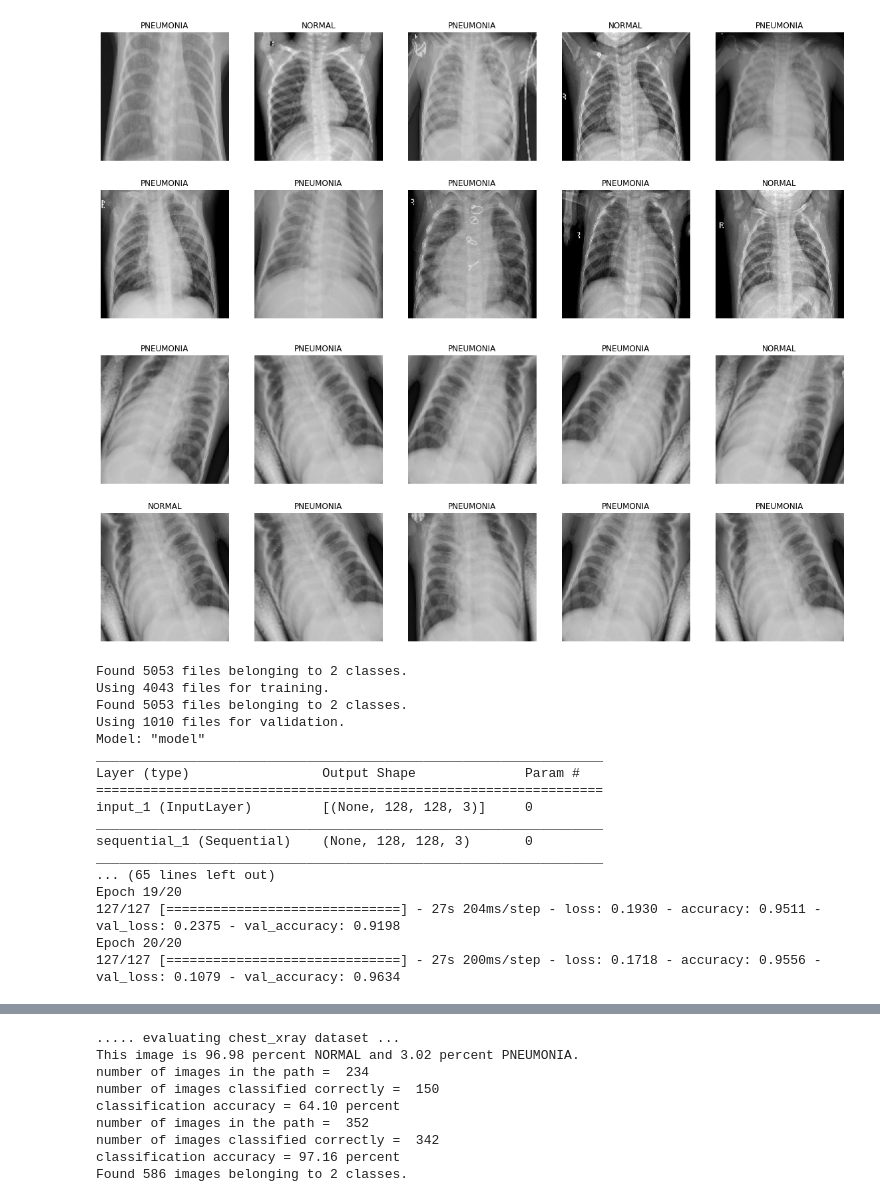
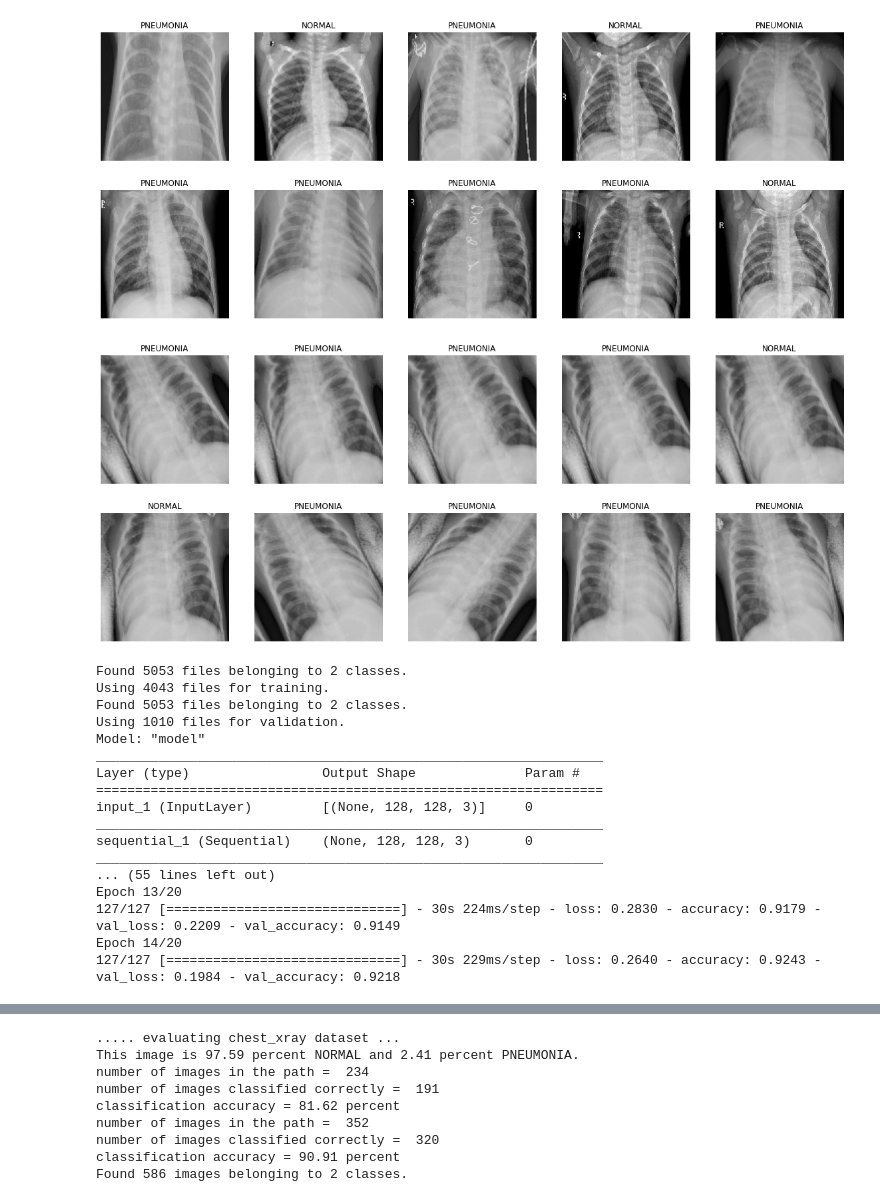
Before and after one commit to Bookmaster9/image-classification, a Jupyter notebook: dl_v2_augmented.ipynb, the cells around one changed output, grey strips where cells are left out. Saved outputs shown, nothing was run; the diff lists cells and outputs as text; code cells hidden in the pictures.

Commit message:
Added early stopping and regularizer

```diff
--- a/dl_v2_augmented.ipynb
+++ b/dl_v2_augmented.ipynb
@@ -395,6 +414,21 @@ def train_weighted_model(model, train_ds, val_ds, epochs, save_model_fname, clas
   model.save(save_model_fname)
 
   return history
+# %%
+def train_weighted_model_earlystopping(model, train_ds, val_ds, epochs, save_model_fname, class_weights):
+  """ Train Weighted Model with early stopping """
+
+  earlystop_callback = tf.keras.callbacks.EarlyStopping(
+    monitor='val_accuracy', min_delta=0.00005,
+    patience=3)
+
+  history = model.fit(
+      train_ds, epochs=epochs, callbacks=[earlystop_callback], validation_data=val_ds, class_weight=class_weights
+  )
+
+  model.save(save_model_fname)
+
+  return history
 # %%
 def plot_accuracy(history):
   """ Plot model accuracy by epochs """
@@ -578,8 +612,9 @@ learning_rate = 1e-5
 seed = 1337
 vsplit = 0.2
 epochs = 20
-save_model_fname = 'drive/My Drive/app/xray/xray-model-augmented-def.h5'
+save_model_fname = 'drive/My Drive/app/xray/xray-model-augmented-es.h5'
 class_weights = {0: 2.88, 1: 1.00}
+regularizer = 'l1l2' # None, 'l1', 'l2' or 'l1l2'
 
 train_ds = tf.keras.preprocessing.image_dataset_from_directory('chest_xray/train', validation_split=vsplit, subset='training', image_size=image_size, seed=seed)
 val_ds = tf.keras.preprocessing.image_dataset_from_directory('chest_xray/train', validation_split=vsplit, subset='validation', image_size=image_size, seed=seed)
@@ -587,7 +622,7 @@ train_ds = train_ds.prefetch(buffer_size = batch_size)
 val_ds = val_ds.prefetch(buffer_size = batch_size)
 
 # model = build_base_model(image_size=image_size, num_classes = num_classes, learning_rate = learning_rate)
-model = build_augmented_model(image_size=image_size, num_classes = num_classes, learning_rate = learning_rate)
+model = build_augmented_model(image_size=image_size, num_classes = num_classes, learning_rate = learning_rate, regularizer = regularizer)
 # model = tune_model(train_ds, val_ds, class_weights)
 # model = build_tuned_model(image_size=image_size, num_classes = num_classes, learning_rate = learning_rate)
 
@@ -597,7 +632,8 @@ tf.keras.utils.plot_model(model, show_shapes=True)
 # train the model
 # history = train_base_model(model,train_ds, val_ds, epochs, save_model_fname)
 # epochs = 10 # use less epochs for tuned model
-history = train_weighted_model(model,train_ds, val_ds, epochs, save_model_fname, class_weights)
+# history = train_weighted_model(model,train_ds, val_ds, epochs, save_model_fname, class_weights)
+history = train_weighted_model_earlystopping(model,train_ds, val_ds, epochs, save_model_fname, class_weights)
 
 # evaluate the trained model
 plot_accuracy(history)
@@ -667,11 +703,11 @@ plot_roc(save_model_fname, test_data_path)
 ./chest_xray/test  -->  0
 number of currupted images removed =  217
 image shape:  967  x  1325  x  3
 Found 5053 files belonging to 2 classes.
 Using 4043 files for training.
 [figure]
 [figure]
-[figure, old version]
+[figure, new version]
 Found 5053 files belonging to 2 classes.
 Using 4043 files for training.
 Found 5053 files belonging to 2 classes.
@@ -684,8 +720,8 @@ input_1 (InputLayer)         [(None, 128, 128, 3)]     0
 _________________________________________________________________
 sequential_1 (Sequential)    (None, 128, 128, 3)       0
 _________________________________________________________________
-... (65 lines left out)
-Epoch 19/20
-127/127 [==============================] - 27s 204ms/step - loss: 0.1930 - accuracy: 0.9511 - val_loss: 0.2375 - val_accuracy: 0.9198
-Epoch 20/20
-127/127 [==============================] - 27s 200ms/step - loss: 0.1718 - accuracy: 0.9556 - val_loss: 0.1079 - val_accuracy: 0.9634
+... (55 lines left out)
+Epoch 13/20
+127/127 [==============================] - 30s 224ms/step - loss: 0.2830 - accuracy: 0.9179 - val_loss: 0.2209 - val_accuracy: 0.9149
+Epoch 14/20
+127/127 [==============================] - 30s 229ms/step - loss: 0.2640 - accuracy: 0.9243 - val_loss: 0.1984 - val_accuracy: 0.9218
@@ -694,9 +730,9 @@ Epoch 20/20
 ..... evaluating chest_xray dataset ...
-This image is 96.98 percent NORMAL and 3.02 percent PNEUMONIA.
+This image is 97.59 percent NORMAL and 2.41 percent PNEUMONIA.
 number of images in the path =  234
-number of images classified correctly =  150
-classification accuracy = 64.10 percent
+number of images classified correctly =  191
+classification accuracy = 81.62 percent
 number of images in the path =  352
-number of images classified correctly =  342
-classification accuracy = 97.16 percent
+number of images classified correctly =  320
+classification accuracy = 90.91 percent
 Found 586 images belonging to 2 classes.
```
Also changed, not shown: parts of 4 cells of this notebook.
